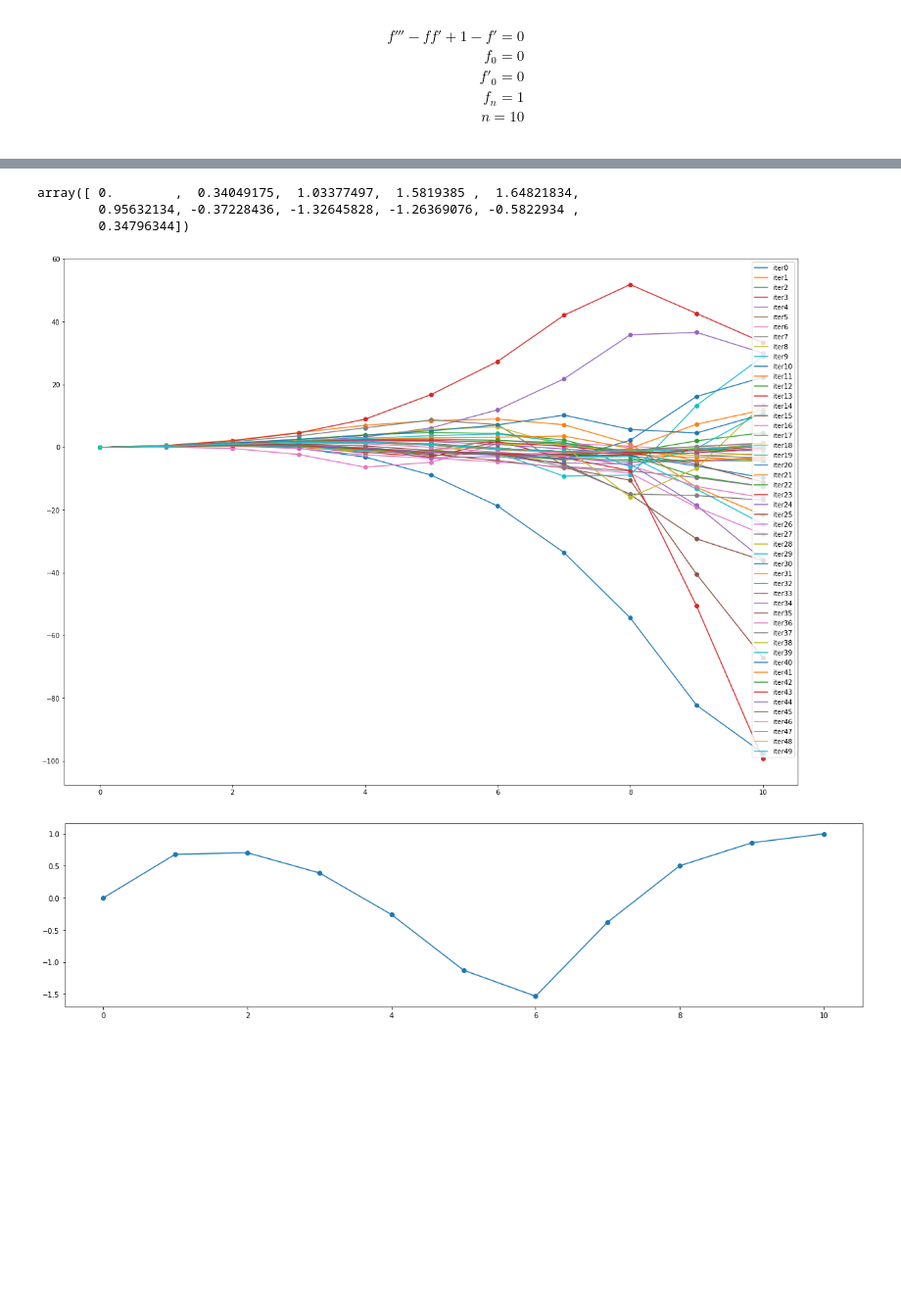
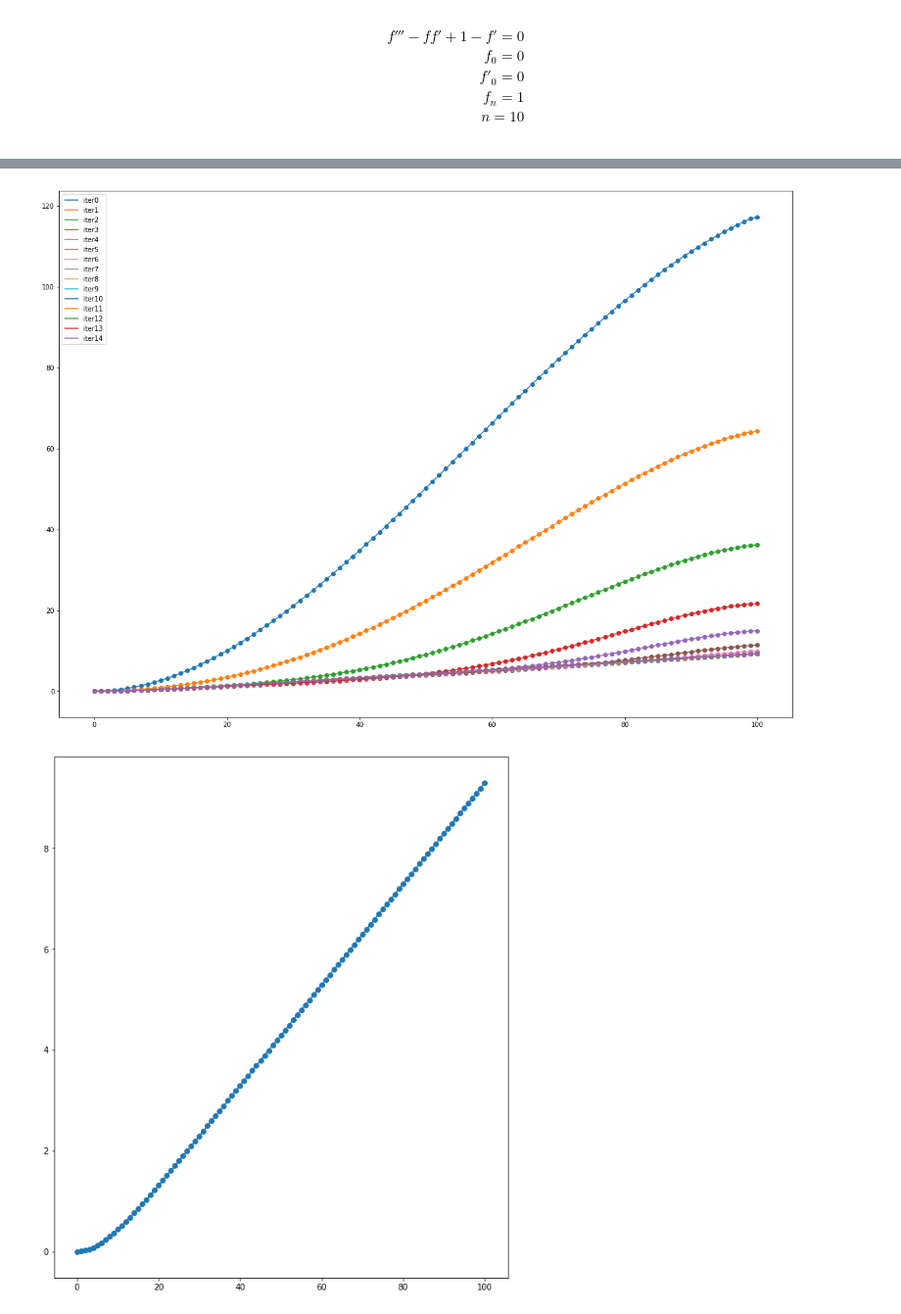
Before and after one commit to rudrasohan/Advanced-Numerical-Techniques, a Jupyter notebook: assignment4.3.ipynb, the cells around one changed output, grey strips where cells are left out. Shown at 98% size. Cells and saved outputs as stored; diff of their text form; code cells hidden in the pictures; blank space fills up the shorter version.

```diff
--- a/assignment4.3.ipynb
+++ b/assignment4.3.ipynb
@@ -130,6 +131,6 @@ def Newton_Solver(cond):
     solutions.append(y_k)
     return solutions
 # %%
-cond = Conditions(10,0.0,0.0,1.0,1.0,0.001)
+cond = Conditions(100,0.0,0.0,1.0,0.1,0.001)
 # %%
 y = Newton_Solver(cond)
@@ -140,9 +156,3 @@ y = Newton_Solver(cond)
-# %%
-y[0]
-# %% [output]
-array([ 0.        ,  0.34049175,  1.03377497,  1.5819385 ,  1.64821834,
-        0.95632134, -0.37228436, -1.32645828, -1.26369076, -0.5822934 ,
-        0.34796344])
 # %%
 #t1 = np.arange(cond.x0, cond.xn, 0.001)
 x_range = np.arange(0, cond.n + 1)
@@ -156,13 +166,13 @@ for i in range(len(y)):
 ax.legend(tuple(g))
 fig.show()
 # %% [output]
-[figure, old version]
+[figure, new version]
 # %%
-fig = plt.figure(figsize=(20,16))
+fig = plt.figure(figsize=(10,40))
 x_range = np.arange(0, cond.n + 1)
 ax = fig.add_subplot(311)
-ax.plot(x_range, y[i][-1])
-ax.scatter(x_range, y[i][-1])
+ax.plot(x_range, y[-1][0])
+ax.scatter(x_range, y[-1][0])
 fig.show()
 # %% [output]
-[figure, old version]
+[figure, new version]
```
Also changed, not shown: parts of 3 cells of this notebook, 2 other files.
